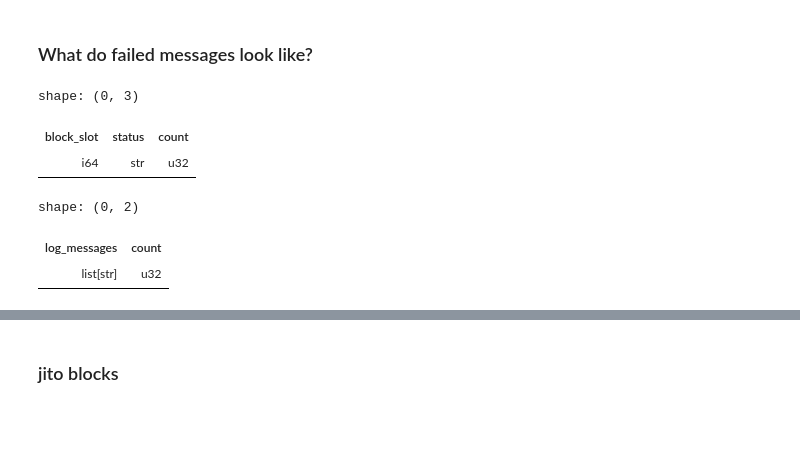
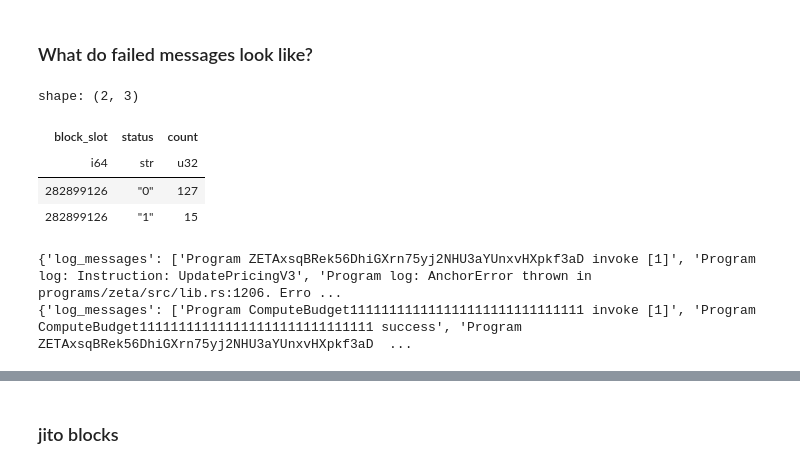
Before and after one commit to Evan-Kim2028/pyth_analysis, a Jupyter notebook: cryptohouse_historical.ipynb, the cells around one changed output, grey strips where cells are left out. Drawn from its saved outputs; the diff is of its cells as text; code cells hidden in the pictures; blank space fills up the shorter version.

```diff
--- a/cryptohouse_historical.ipynb
+++ b/cryptohouse_historical.ipynb
@@ -104,10 +100,13 @@ shape: (10, 3)
 # %% [markdown]
 ### What do failed messages look like?
 # %%
-high_fail_block = df.filter(pl.col('block_slot') == 284194723).group_by(
+# majority of txs failed in this block.
+high_fail_block = df.filter(pl.col('block_slot') == 282899126).group_by(
     'block_slot', 'status').agg(pl.len().alias('count')).sort(by='count', descending=True)
 high_fail_block
 # %% [output]
-shape: (0, 3)
+shape: (2, 3)
 | block_slot | status | count |
 | i64 | str | u32 |
+| 282899126 | "0" | 127 |
+| 282899126 | "1" | 15 |
@@ -116,7 +113,10 @@ fail_df = df.filter(pl.col('block_slot') == 284194723)
 # %%
-fail_df.filter(pl.col('status') == "0").group_by('log_messages').agg(
-    pl.len().alias('count')).sort(by='count', descending=True)
+fail_df = df.filter(pl.col('block_slot') == 282899126)
+
+# these are the failed transaction log messages.
+for i in range(len(fail_df.filter(pl.col('status') == "0").group_by('log_messages').agg(pl.len().alias('count')).sort(by='count', descending=True).to_dicts())):
+    print(fail_df.filter(pl.col('status') == "0").group_by('log_messages').agg(
+        pl.len().alias('count')).sort(by='count', descending=True).to_dicts()[i])
 # %% [output]
-shape: (0, 2)
+{'log_messages': ['Program ZETAxsqBRek56DhiGXrn75yj2NHU3aYUnxvHXpkf3aD invoke [1]', 'Program log: Instruction: UpdatePricingV3', 'Program log: AnchorError thrown in programs/zeta/src/lib.rs:1206. Erro ...
+{'log_messages': ['Program ComputeBudget111111111111111111111111111111 invoke [1]', 'Program ComputeBudget111111111111111111111111111111 success', 'Program ZETAxsqBRek56DhiGXrn75yj2NHU3aYUnxvHXpkf3aD  ...
-| log_messages | count |
-| list[str] | u32 |
```
Also changed, not shown: parts of 37 cells of this notebook.
